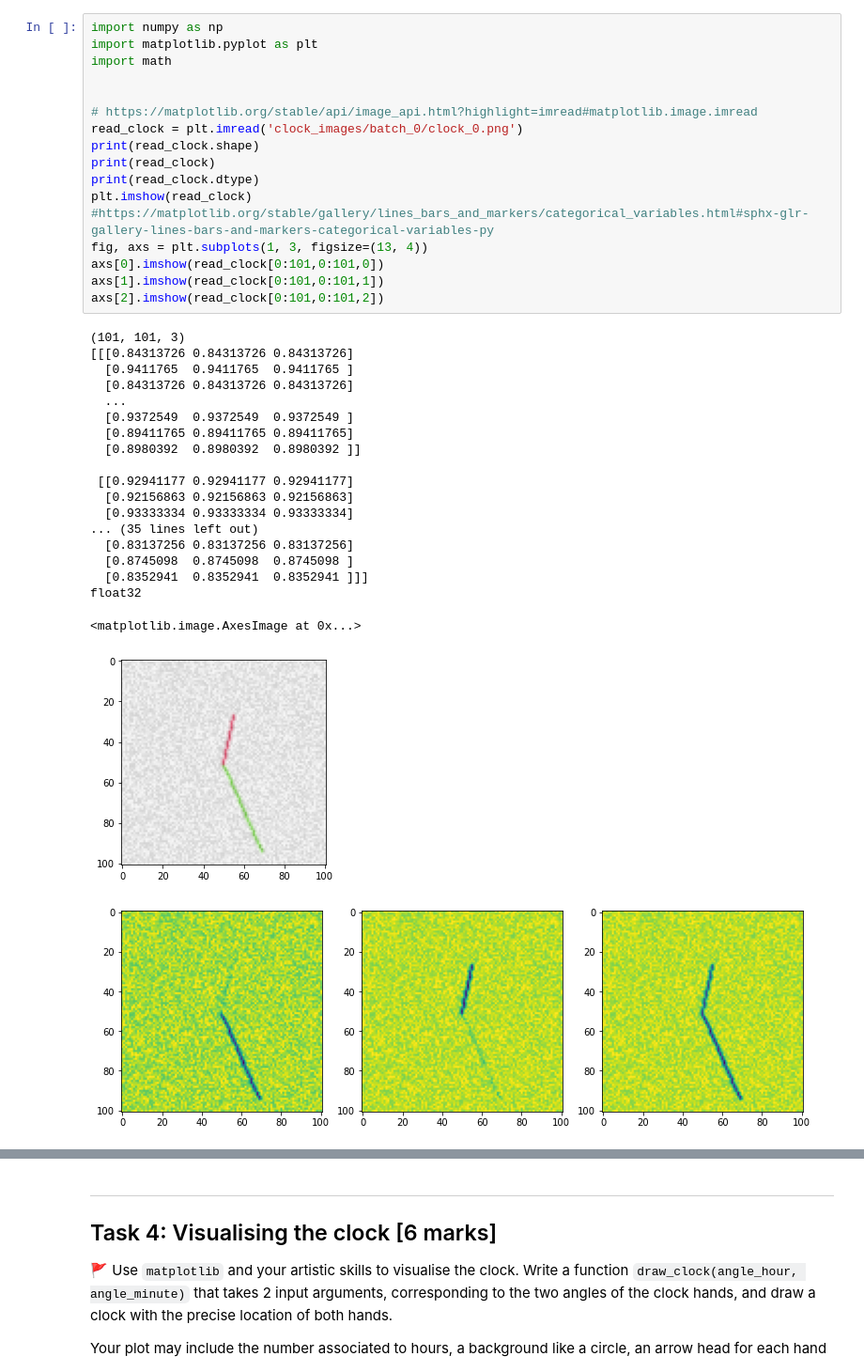
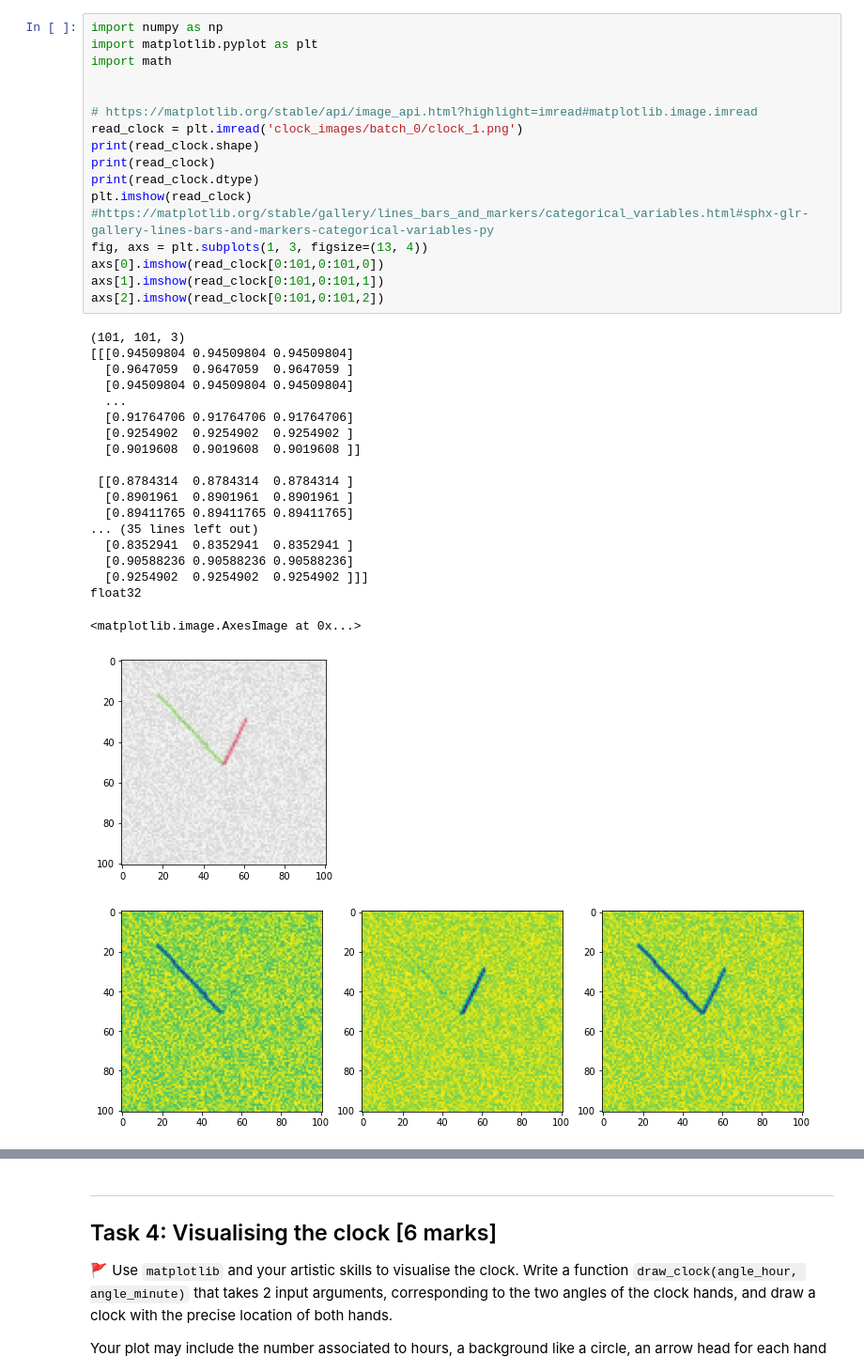
Before and after one commit to primroseisaseal/python-project, a Jupyter notebook: project_1.ipynb, the cells around one changed output, grey strips where cells are left out. Shown: that part at 94% size. Drawn from its saved outputs; the diff is of its cells as text.

```diff
--- a/project_1.ipynb
+++ b/project_1.ipynb
@@ -56,41 +56,41 @@ Create a second figure, with 3 sets of axes, and use `imshow()` to display each
 # %%
 import numpy as np
 import matplotlib.pyplot as plt
 import math
 
 
 # https://matplotlib.org/stable/api/image_api.html?highlight=imread#matplotlib.image.imread
-read_clock = plt.imread('clock_images/batch_0/clock_0.png')
+read_clock = plt.imread('clock_images/batch_0/clock_1.png')
 print(read_clock.shape)
 print(read_clock)
 print(read_clock.dtype)
 plt.imshow(read_clock)
 #https://matplotlib.org/stable/gallery/lines_bars_and_markers/categorical_variables.html#sphx-glr-gallery-lines-bars-and-markers-categorical-variables-py
 fig, axs = plt.subplots(1, 3, figsize=(13, 4))
 axs[0].imshow(read_clock[0:101,0:101,0])
 axs[1].imshow(read_clock[0:101,0:101,1])
 axs[2].imshow(read_clock[0:101,0:101,2])
 # %% [output]
 (101, 101, 3)
-[[[0.84313726 0.84313726 0.84313726]
-  [0.9411765  0.9411765  0.9411765 ]
-  [0.84313726 0.84313726 0.84313726]
+[[[0.94509804 0.94509804 0.94509804]
+  [0.9647059  0.9647059  0.9647059 ]
+  [0.94509804 0.94509804 0.94509804]
   ...
-  [0.9372549  0.9372549  0.9372549 ]
+  [0.91764706 0.91764706 0.91764706]
+  [0.9254902  0.9254902  0.9254902 ]
+  [0.9019608  0.9019608  0.9019608 ]]
+
+ [[0.8784314  0.8784314  0.8784314 ]
+  [0.8901961  0.8901961  0.8901961 ]
   [0.89411765 0.89411765 0.89411765]
-  [0.8980392  0.8980392  0.8980392 ]]
-
- [[0.92941177 0.92941177 0.92941177]
-  [0.92156863 0.92156863 0.92156863]
-  [0.93333334 0.93333334 0.93333334]
 ... (35 lines left out)
-  [0.83137256 0.83137256 0.83137256]
-  [0.8745098  0.8745098  0.8745098 ]
-  [0.8352941  0.8352941  0.8352941 ]]]
+  [0.8352941  0.8352941  0.8352941 ]
+  [0.90588236 0.90588236 0.90588236]
+  [0.9254902  0.9254902  0.9254902 ]]]
 float32
 <matplotlib.image.AxesImage at 0x...>
-[figure, old version]
+[figure, new version]
-[figure, old version]
+[figure, new version]
 # %% [markdown]
 ---
 ## Task 2: Clean up the images to extract data [6 marks]
```
Also changed, not shown: parts of 4 cells of this notebook.
